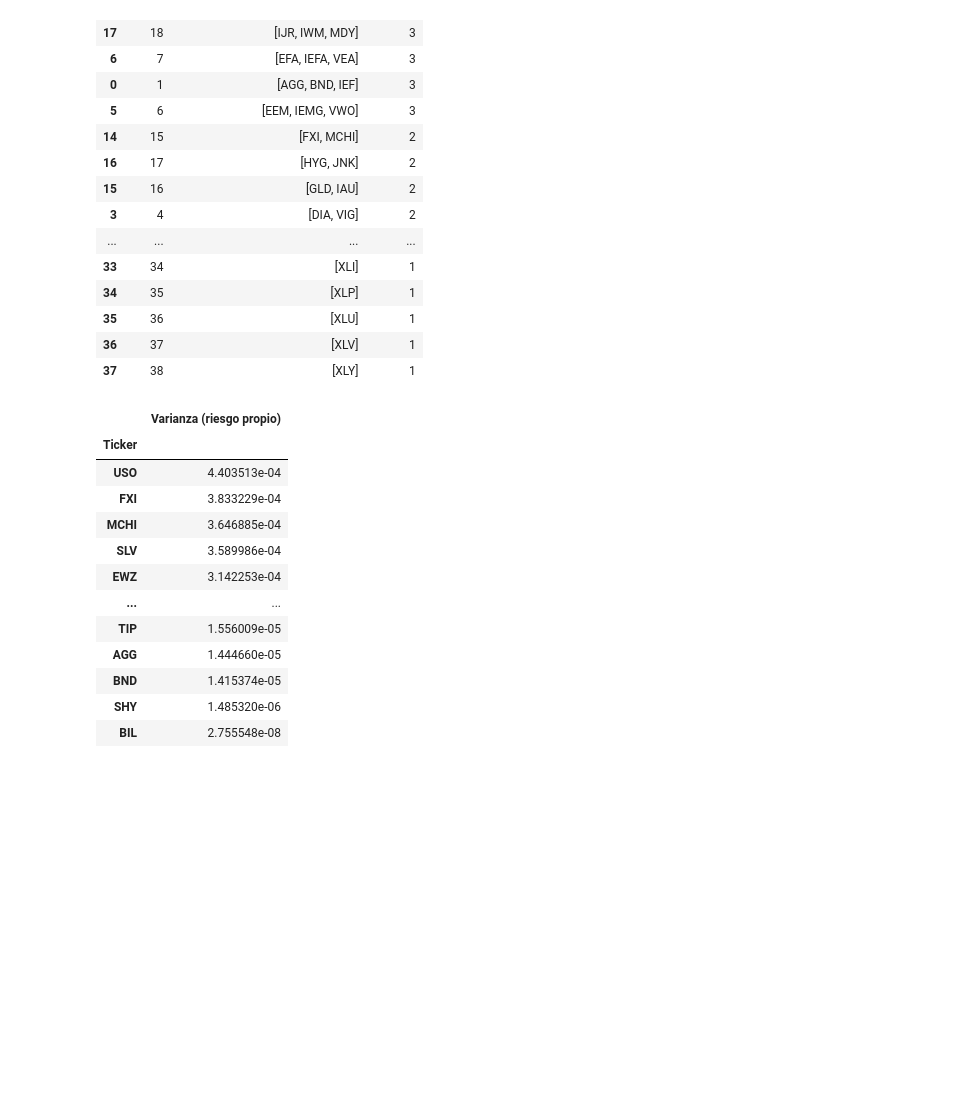
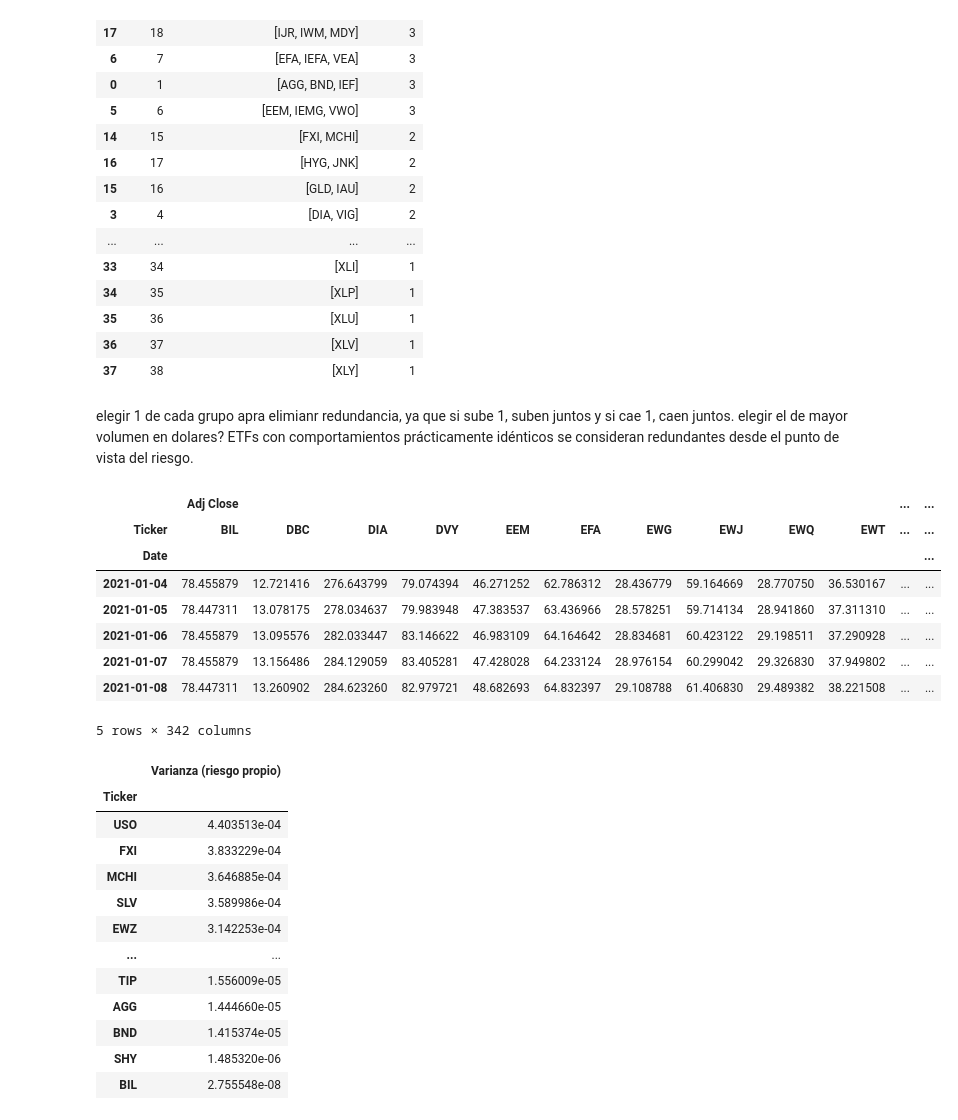
Before and after one commit to aleellord/TFM, a Jupyter notebook: 1.Preprocesado/01_datos_iniciales.ipynb, the cells around one changed output. Cells and saved outputs as stored; diff of their text form; code cells hidden in the pictures; blank space fills up the shorter version.

Commit message:
Dataset_reducido

```diff
--- a/1.Preprocesado/01_datos_iniciales.ipynb
+++ b/1.Preprocesado/01_datos_iniciales.ipynb
@@ -454,6 +493,40 @@ groups_df
 | 35 | 36 | [XLU] | 1 |
 | 36 | 37 | [XLV] | 1 |
 | 37 | 38 | [XLY] | 1 |
+# %% [markdown]
+elegir 1 de cada grupo apra elimianr redundancia, ya que si sube 1, suben juntos y si cae 1, caen juntos. elegir el de mayor volumen en dolares? ETFs con comportamientos prácticamente idénticos se consideran redundantes desde el punto de vista del riesgo.
+# %%
+# Dollar Volume medio por ETF
+dollar_vol_mean = dollar_vol.mean()
+selected_etfs = []
+
+for group in groups:
+    group = list(group)
+
+    # si el grupo tiene 1 ETF, lo mantenemos
+    if len(group) == 1:
+        selected_etfs.append(group[0])
+    else:
+        # elegir el ETF más líquido del grupo
+        most_liquid = dollar_vol_mean[group].idxmax()
+        selected_etfs.append(most_liquid)
+
+selected_etfs = sorted(selected_etfs)
+len(selected_etfs), selected_etfs
+# Filtrar dataset original
+data_reduced = data.loc[:, data.columns.get_level_values(1).isin(selected_etfs)]
+# %%
+data_reduced.head()
+# %% [output]
+|  | Adj Close |  |  |  |  |  |  |  |  |  | ... | ... |
+| Ticker | BIL | DBC | DIA | DVY | EEM | EFA | EWG | EWJ | EWQ | EWT | ... | ... |
+| Date |  |  |  |  |  |  |  |  |  |  |  | ... |
+| 2021-01-04 | 78.455879 | 12.721416 | 276.643799 | 79.074394 | 46.271252 | 62.786312 | 28.436779 | 59.164669 | 28.770750 | 36.530167 | ... | ... |
+| 2021-01-05 | 78.447311 | 13.078175 | 278.034637 | 79.983948 | 47.383537 | 63.436966 | 28.578251 | 59.714134 | 28.941860 | 37.311310 | ... | ... |
+| 2021-01-06 | 78.455879 | 13.095576 | 282.033447 | 83.146622 | 46.983109 | 64.164642 | 28.834681 | 60.423122 | 29.198511 | 37.290928 | ... | ... |
+| 2021-01-07 | 78.455879 | 13.156486 | 284.129059 | 83.405281 | 47.428028 | 64.233124 | 28.976154 | 60.299042 | 29.326830 | 37.949802 | ... | ... |
+| 2021-01-08 | 78.447311 | 13.260902 | 284.623260 | 82.979721 | 48.682693 | 64.832397 | 29.108788 | 61.406830 | 29.489382 | 38.221508 | ... | ... |
+5 rows × 342 columns
 # %%
 import pandas as pd
 
```
Also changed, not shown: parts of 5 cells of this notebook, 1 other file.
